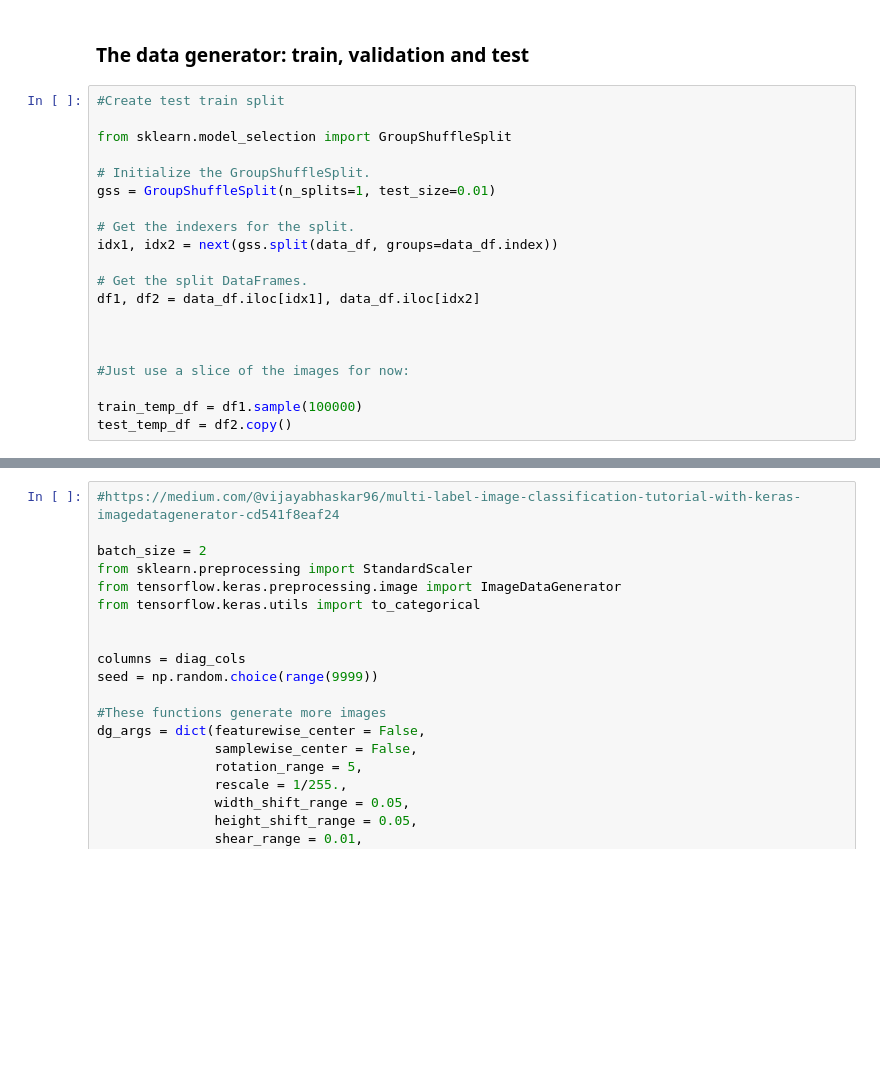
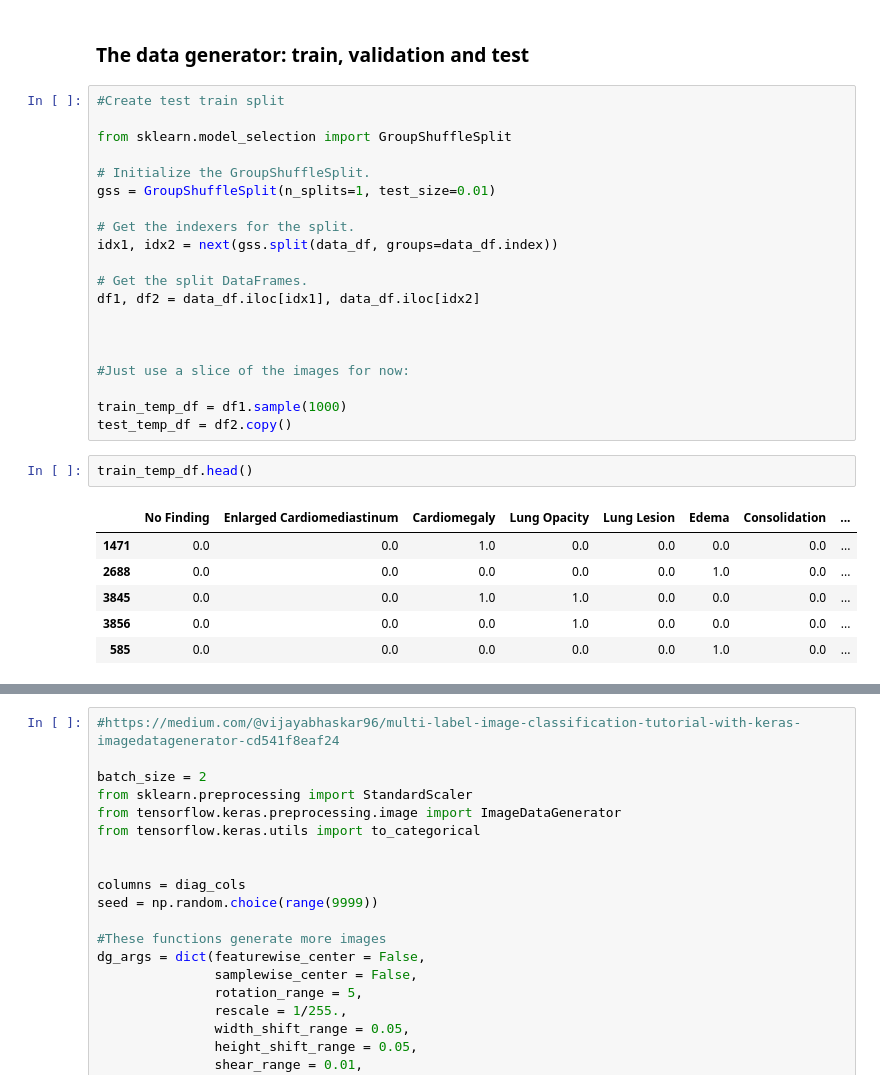
Before and after one commit to namarsha/latestchexpert, a Jupyter notebook: AWSS3 - ResNetxxVx--CheXpert_augmented_images_multi_diagnose_out_of_memory_transfer_learning.ipynb, the cells around one changed output, grey strips where cells are left out. Cells and saved outputs as stored; diff of their text form; blank space fills up the shorter version.

```diff
--- a/AWSS3 - ResNetxxVx--CheXpert_augmented_images_multi_diagnose_out_of_memory_transfer_learning.ipynb
+++ b/AWSS3 - ResNetxxVx--CheXpert_augmented_images_multi_diagnose_out_of_memory_transfer_learning.ipynb
@@ -435,5 +539,14 @@ df1, df2 = data_df.iloc[idx1], data_df.iloc[idx2]
 
 #Just use a slice of the images for now:
 
-train_temp_df = df1.sample(100000)
+train_temp_df = df1.sample(1000)
 test_temp_df = df2.copy()
+# %%
+train_temp_df.head()
+# %% [output]
+|  | No Finding | Enlarged Cardiomediastinum | Cardiomegaly | Lung Opacity | Lung Lesion | Edema | Consolidation | ... |
+| 1471 | 0.0 | 0.0 | 1.0 | 0.0 | 0.0 | 0.0 | 0.0 | ... |
+| 2688 | 0.0 | 0.0 | 0.0 | 0.0 | 0.0 | 1.0 | 0.0 | ... |
+| 3845 | 0.0 | 0.0 | 1.0 | 1.0 | 0.0 | 0.0 | 0.0 | ... |
+| 3856 | 0.0 | 0.0 | 0.0 | 1.0 | 0.0 | 0.0 | 0.0 | ... |
+| 585 | 0.0 | 0.0 | 0.0 | 0.0 | 0.0 | 1.0 | 0.0 | ... |
```
Also changed, not shown: parts of 21 cells of this notebook.
